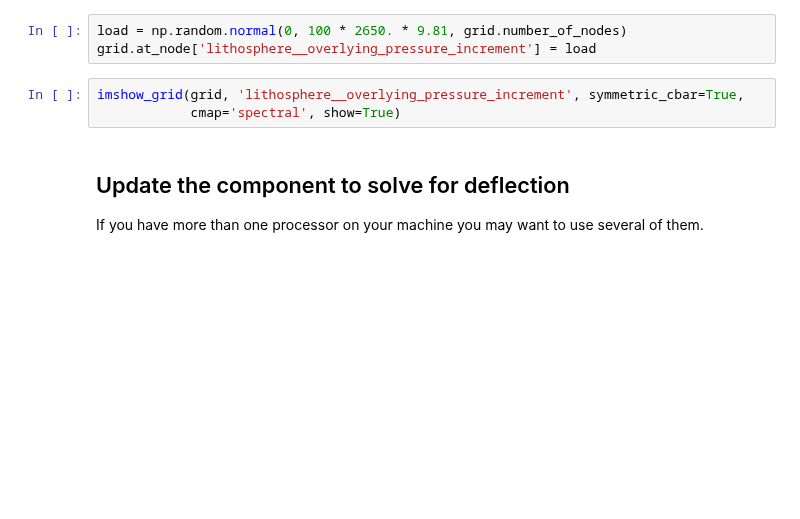
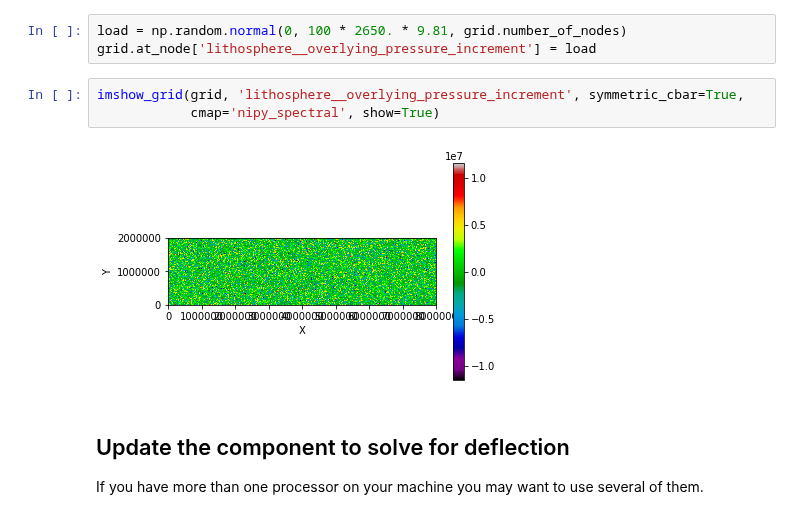
Before and after one commit to landlab/tutorials, a Jupyter notebook: flexure/lots_of_loads.ipynb, the cells around one changed output. Cells and saved outputs as stored; diff of their text form; blank space fills up the shorter version.

Commit message:
changing cmap
spectral was deprecated, so changed to nipy_spectral

```diff
--- a/flexure/lots_of_loads.ipynb
+++ b/flexure/lots_of_loads.ipynb
@@ -69,7 +92,9 @@ load = np.random.normal(0, 100 * 2650. * 9.81, grid.number_of_nodes)
 grid.at_node['lithosphere__overlying_pressure_increment'] = load
 # %%
 imshow_grid(grid, 'lithosphere__overlying_pressure_increment', symmetric_cbar=True,
-            cmap='spectral', show=True)
+            cmap='nipy_spectral', show=True)
+# %% [output]
+[figure, added]
 # %% [markdown]
 ## Update the component to solve for deflection
 If you have more than one processor on your machine you may want to use several of them.
```
Also changed, not shown: parts of 10 cells of this notebook.
